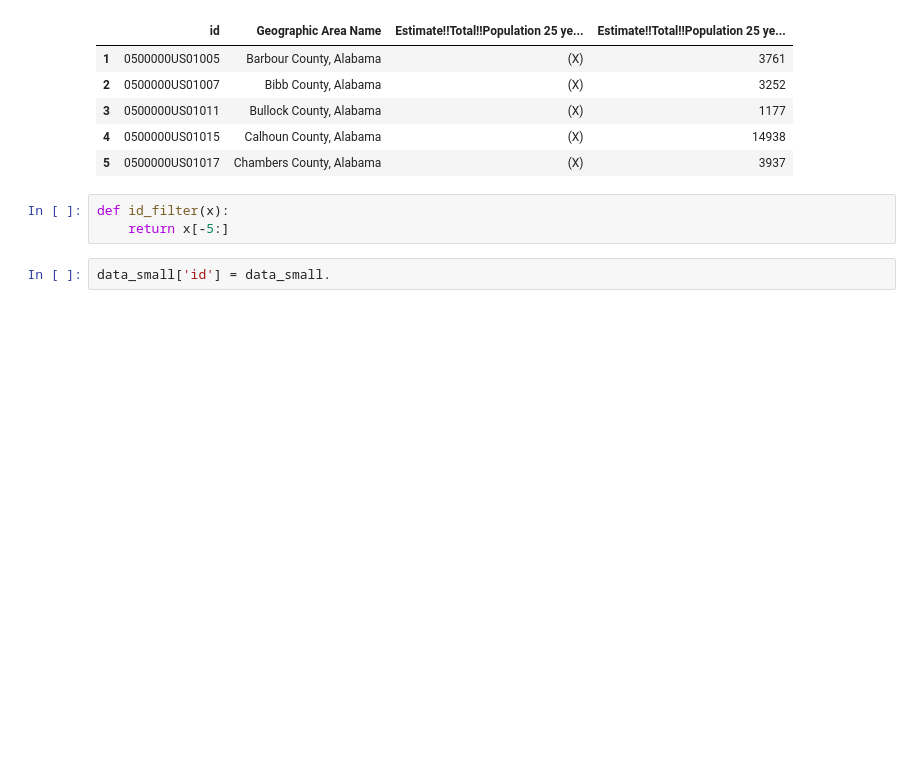
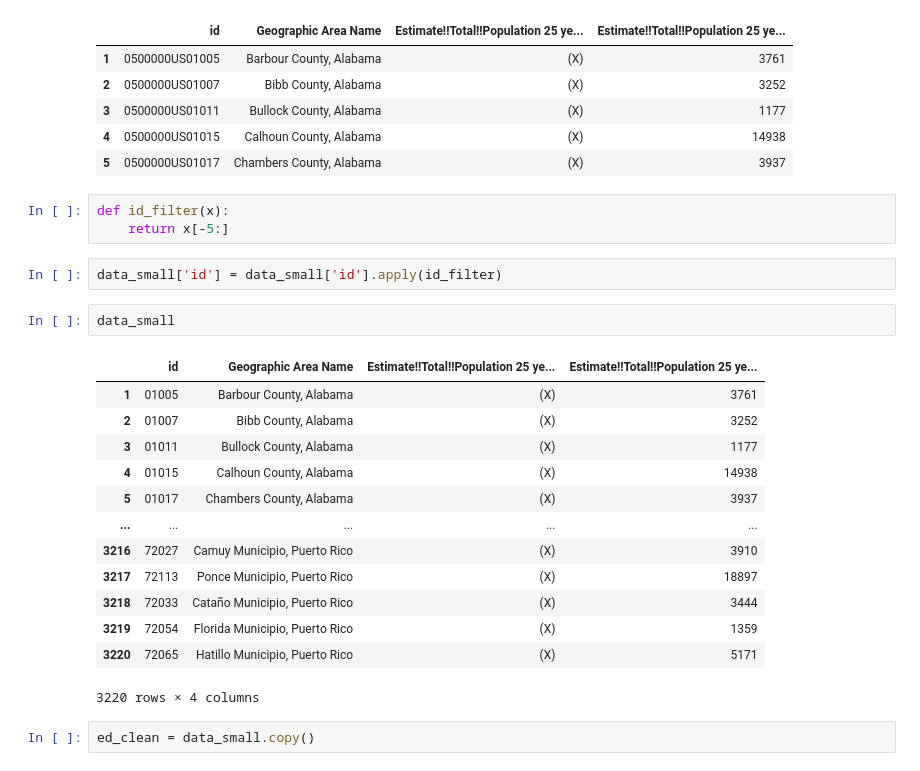
Before and after one commit to samaygarg/evprediction, a Jupyter notebook: proposal_vis.ipynb, the cells around one changed output. Drawn from its saved outputs; the diff is of its cells as text; blank space fills up the shorter version.

```diff
--- a/proposal_vis.ipynb
+++ b/proposal_vis.ipynb
@@ -175,4 +175,22 @@ data_small.head()
 def id_filter(x):
     return x[-5:]
 # %%
-data_small['id'] = data_small.
+data_small['id'] = data_small['id'].apply(id_filter)
+# %%
+data_small
+# %% [output]
+|  | id | Geographic Area Name | Estimate!!Total!!Population 25 ye... | Estimate!!Total!!Population 25 ye... |
+| 1 | 01005 | Barbour County, Alabama | (X) | 3761 |
+| 2 | 01007 | Bibb County, Alabama | (X) | 3252 |
+| 3 | 01011 | Bullock County, Alabama | (X) | 1177 |
+| 4 | 01015 | Calhoun County, Alabama | (X) | 14938 |
+| 5 | 01017 | Chambers County, Alabama | (X) | 3937 |
+| ... | ... | ... | ... | ... |
+| 3216 | 72027 | Camuy Municipio, Puerto Rico | (X) | 3910 |
+| 3217 | 72113 | Ponce Municipio, Puerto Rico | (X) | 18897 |
+| 3218 | 72033 | Cataño Municipio, Puerto Rico | (X) | 3444 |
+| 3219 | 72054 | Florida Municipio, Puerto Rico | (X) | 1359 |
+| 3220 | 72065 | Hatillo Municipio, Puerto Rico | (X) | 5171 |
+3220 rows × 4 columns
+# %%
+ed_clean = data_small.copy()
```
Also changed, not shown: parts of 14 cells of this notebook, 1 other file.
